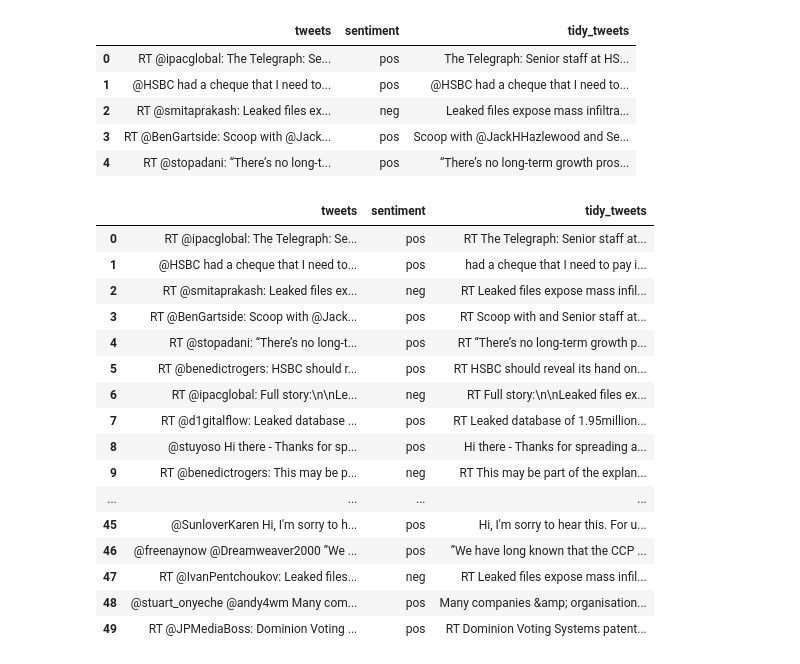
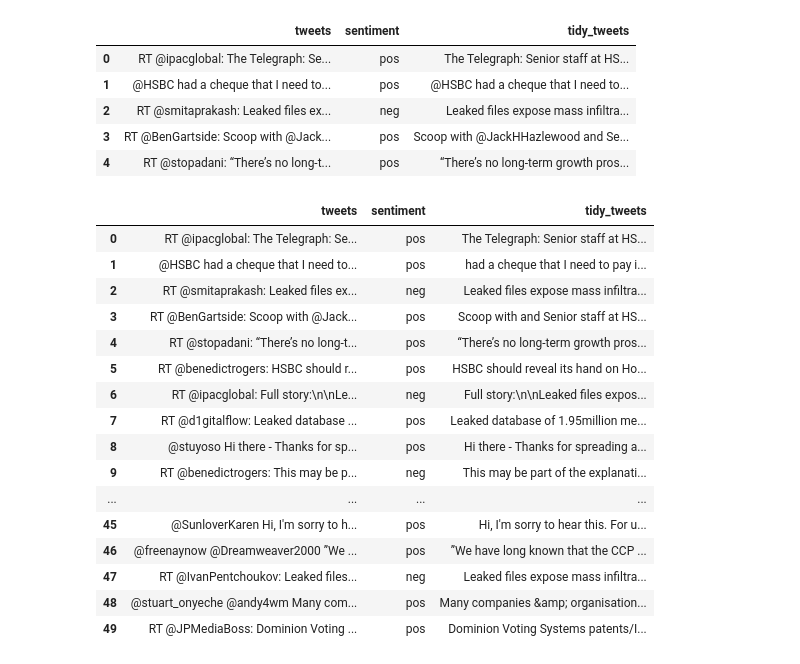
Before and after one commit to Ashishkhurana01/NLP, a Jupyter notebook: Sentiment_Analysis_updated.ipynb, the cells around one changed output. Drawn from its saved outputs; the diff is of its cells as text; code cells hidden in the pictures.

```diff
--- a/Sentiment_Analysis_updated.ipynb
+++ b/Sentiment_Analysis_updated.ipynb
@@ -229,26 +229,26 @@ def remove_pattern(text, pattern_regex):
 
     return text
 # %%
-tweets_df['tidy_tweets'] = np.vectorize(remove_pattern)(tweets_df['tweets'], "@[\w]* | RT* | *@[\w]*:")
+tweets_df['tidy_tweets'] = np.vectorize(remove_pattern)(tweets_df['tweets'], "@[\w]* | *RT* | *@[\w]*:")
 tweets_df.head(50)
 # %% [output]
 |  | tweets | sentiment | tidy_tweets |
-| 0 | RT @ipacglobal: The Telegraph: Se... | pos | RT The Telegraph: Senior staff at... |
+| 0 | RT @ipacglobal: The Telegraph: Se... | pos | The Telegraph: Senior staff at HS... |
 | 1 | @HSBC had a cheque that I need to... | pos | had a cheque that I need to pay i... |
-| 2 | RT @smitaprakash: Leaked files ex... | neg | RT Leaked files expose mass infil... |
-| 3 | RT @BenGartside: Scoop with @Jack... | pos | RT Scoop with and Senior staff at... |
-| 4 | RT @stopadani: “There’s no long-t... | pos | RT “There’s no long-term growth p... |
-| 5 | RT @benedictrogers: HSBC should r... | pos | RT HSBC should reveal its hand on... |
-| 6 | RT @ipacglobal: Full story:\n\nLe... | neg | RT Full story:\n\nLeaked files ex... |
-| 7 | RT @d1gitalflow: Leaked database ... | pos | RT Leaked database of 1.95million... |
+| 2 | RT @smitaprakash: Leaked files ex... | neg | Leaked files expose mass infiltra... |
+| 3 | RT @BenGartside: Scoop with @Jack... | pos | Scoop with and Senior staff at HS... |
+| 4 | RT @stopadani: “There’s no long-t... | pos | “There’s no long-term growth pros... |
+| 5 | RT @benedictrogers: HSBC should r... | pos | HSBC should reveal its hand on Ho... |
+| 6 | RT @ipacglobal: Full story:\n\nLe... | neg | Full story:\n\nLeaked files expos... |
+| 7 | RT @d1gitalflow: Leaked database ... | pos | Leaked database of 1.95million me... |
 | 8 | @stuyoso Hi there - Thanks for sp... | pos | Hi there - Thanks for spreading a... |
-| 9 | RT @benedictrogers: This may be p... | neg | RT This may be part of the explan... |
+| 9 | RT @benedictrogers: This may be p... | neg | This may be part of the explanati... |
 | ... | ... | ... | ... |
 | 45 | @SunloverKaren Hi, I'm sorry to h... | pos | Hi, I'm sorry to hear this. For u... |
 | 46 | @freenaynow @Dreamweaver2000 ”We ... | pos | ”We have long known that the CCP ... |
-| 47 | RT @IvanPentchoukov: Leaked files... | neg | RT Leaked files expose mass infil... |
+| 47 | RT @IvanPentchoukov: Leaked files... | neg | Leaked files expose mass infiltra... |
 | 48 | @stuart_onyeche @andy4wm Many com... | pos | Many companies &amp; organisation... |
-| 49 | RT @JPMediaBoss: Dominion Voting ... | pos | RT Dominion Voting Systems patent... |
+| 49 | RT @JPMediaBoss: Dominion Voting ... | pos | Dominion Voting Systems patents/I... |
 # %%
 ! git fetch
 ! git add Sentiment_Analysis_updated.ipynb
```
Also changed, not shown: parts of 1 cell of this notebook.
